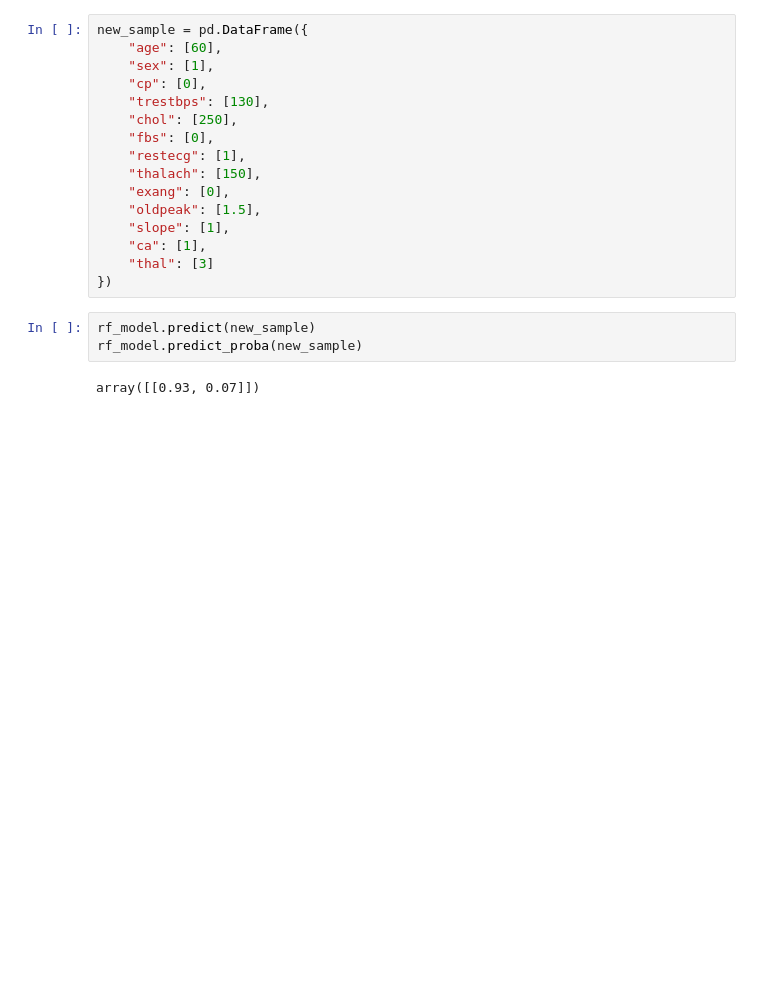
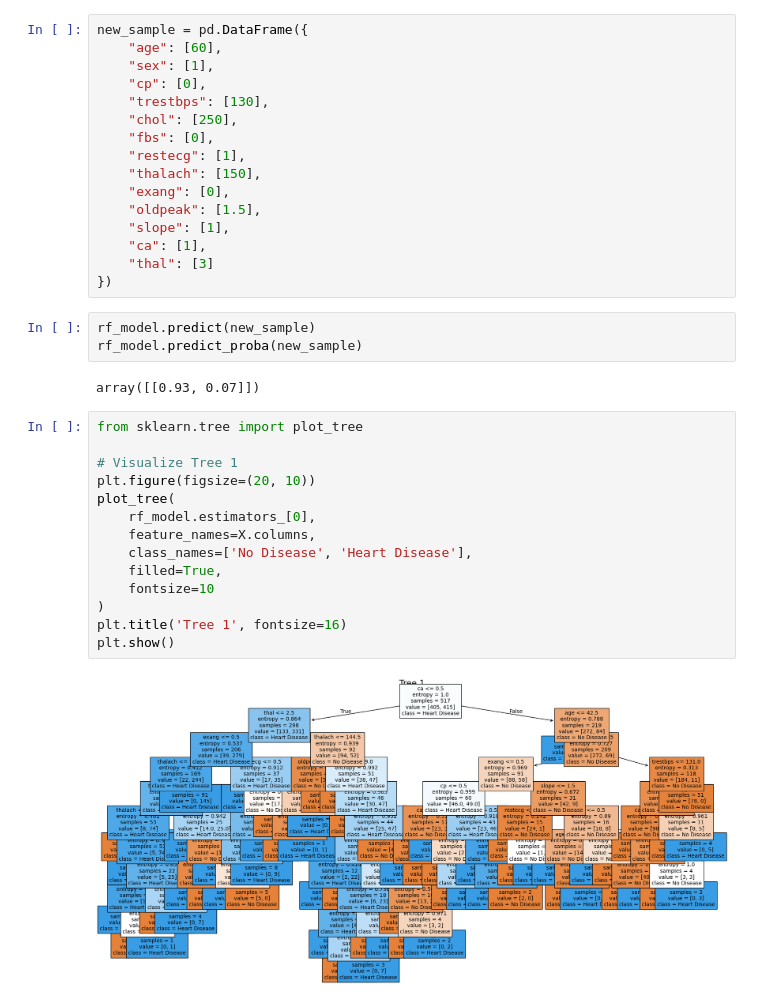
Before and after one commit to DHANYA-P-31/MachineLearning, a Jupyter notebook: RandomForest/randomForest.ipynb, the cells around one changed output. Cells and saved outputs as stored; diff of their text form; blank space fills up the shorter version.

```diff
--- a/RandomForest/randomForest.ipynb
+++ b/RandomForest/randomForest.ipynb
@@ -166,3 +193,19 @@ rf_model.predict(new_sample)
 rf_model.predict_proba(new_sample)
 # %% [output]
 array([[0.93, 0.07]])
+# %%
+from sklearn.tree import plot_tree
+
+# Visualize Tree 1
+plt.figure(figsize=(20, 10))
+plot_tree(
+    rf_model.estimators_[0],
+    feature_names=X.columns,
+    class_names=['No Disease', 'Heart Disease'],
+    filled=True,
+    fontsize=10
+)
+plt.title('Tree 1', fontsize=16)
+plt.show()
+# %% [output]
+[figure, added]
```
Also changed, not shown: parts of 4 cells of this notebook, 1 other file.
